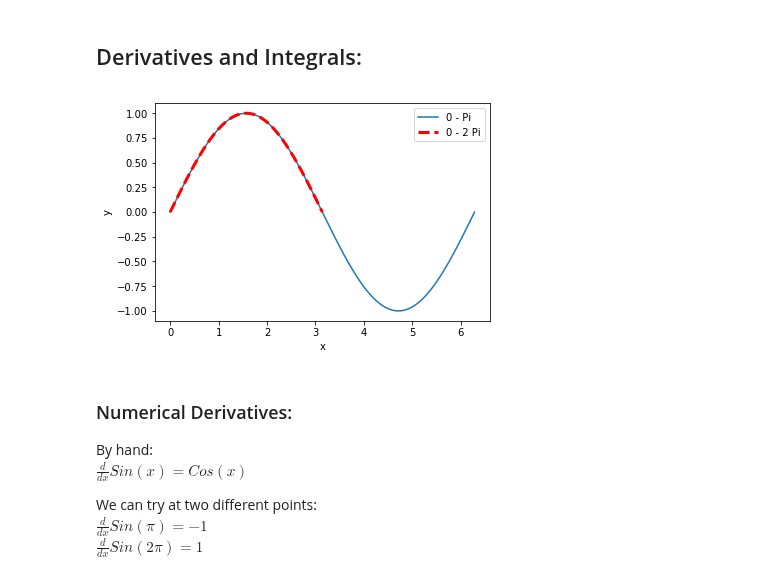
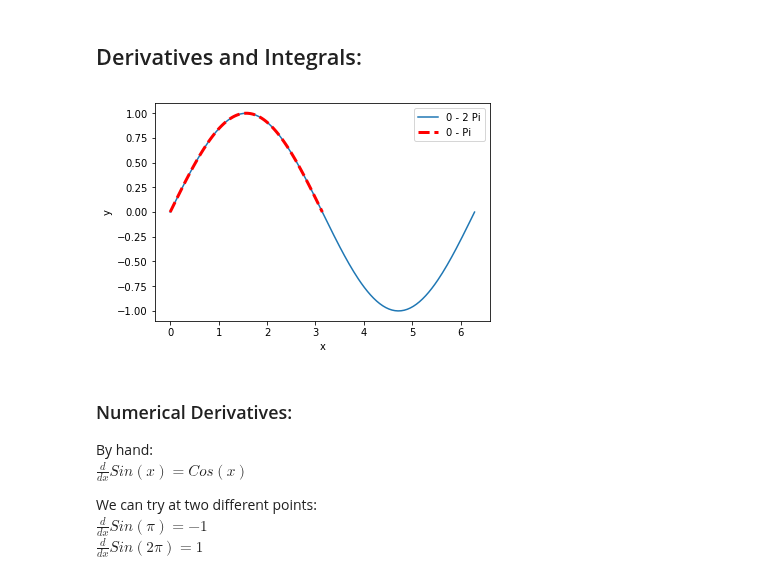
Before and after one commit to blakeflei/IntroScientificPythonWithJupyter, a Jupyter notebook: 09 - Ordinary Differential Equation (ODE) Examples.ipynb, the cells around one changed output. Cells and saved outputs as stored; diff of their text form; code cells hidden in the pictures.

```diff
--- a/09 - Ordinary Differential Equation (ODE) Examples.ipynb
+++ b/09 - Ordinary Differential Equation (ODE) Examples.ipynb
@@ -28,15 +28,15 @@ from scipy import integrate
 # %%
 # Use sine function to demonstrate derivatives and integrals
 X_Pi = np.linspace(0,np.pi,100)
 X_2Pi = np.linspace(0,2*np.pi,200)
 
-plt.plot(X_2Pi, np.sin(X_2Pi), label="0 - Pi")
-plt.plot(X_Pi, np.sin(X_Pi), linestyle="dashed", color='red',linewidth=3, label="0 - 2 Pi" )
+plt.plot(X_2Pi, np.sin(X_2Pi), label="0 - 2 Pi")
+plt.plot(X_Pi, np.sin(X_Pi), linestyle="dashed", color='red',linewidth=3, label="0 - Pi" )
 plt.legend(loc='best')
 plt.xlabel("x")
 plt.ylabel("y");
 # %% [output]
-[figure, old version]
+[figure, new version]
 # %% [markdown]
 ### Numerical Derivatives:
 
```
Also changed, not shown: parts of 11 cells of this notebook.
